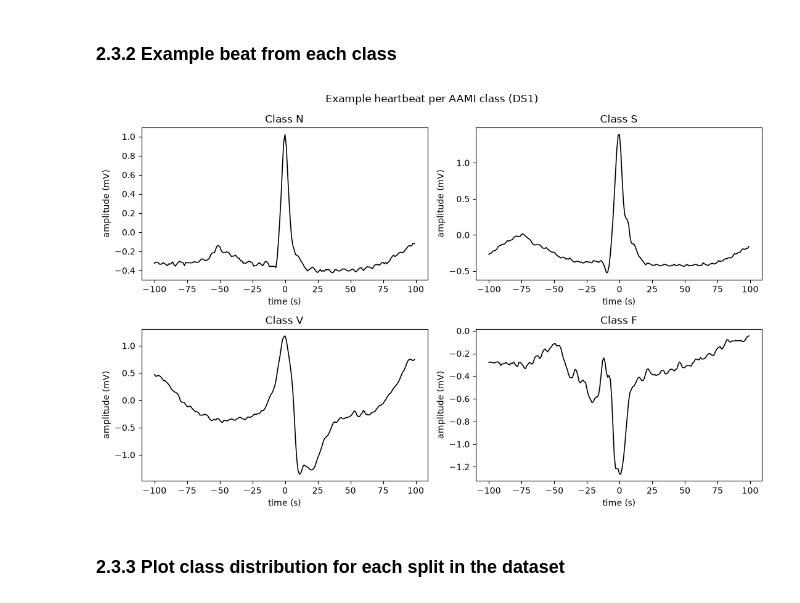
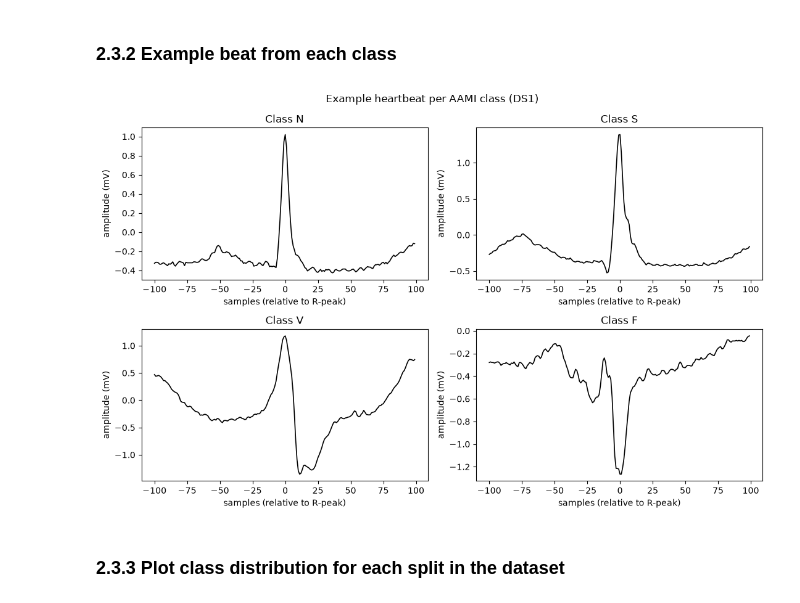
Before and after one commit to P4FFos/ecg-heartbeat-classification, a Jupyter notebook: notebooks/EDA.ipynb, the cells around one changed output. Cells and saved outputs as stored; diff of their text form; code cells hidden in the pictures.

Commit message:
change 2.3 diagram

```diff
--- a/notebooks/EDA.ipynb
+++ b/notebooks/EDA.ipynb
@@ -495,35 +495,35 @@ def plot_beat_per_class(records=DS1):
     fig, axes = plt.subplots(2, 2, figsize=(11, 7))
     t = (np.arange(2 * HALF_WIDTH) - HALF_WIDTH)
 
     for ax, cls in zip(axes.flat, CLASSES):
         example = None
         for record_id in records:
             signal, fs = get_one_record(record_id)
             hits = one_record_beats(record_id)
             hits = hits[hits["aami_class"] == cls]
             for pos in hits["sample"].to_numpy():
                 w = context_window(signal, int(pos), HALF_WIDTH)
                 if w is not None:
                     example = w
                     break
             if example is not None:
                 break
 
         if example is None:
             ax.set_title(f"Class {cls}: none found")
             continue
         ax.plot(t, example, color="black", linewidth=1.2)
         ax.set_title(f"Class {cls}")
-        ax.set_xlabel("time (s)")
+        ax.set_xlabel("samples (relative to R-peak)")
         ax.set_ylabel("amplitude (mV)")
 
     fig.suptitle("Example heartbeat per AAMI class (DS1)")
     plt.tight_layout()
     plt.show()
 
 plot_beat_per_class(DS1)
 # %% [output]
-[figure, old version]
+[figure, new version]
 # %% [markdown]
 ### 2.3.3 Plot class distribution for each split in the dataset
 # %%
```
Also changed, not shown: parts of 2 cells of this notebook.
